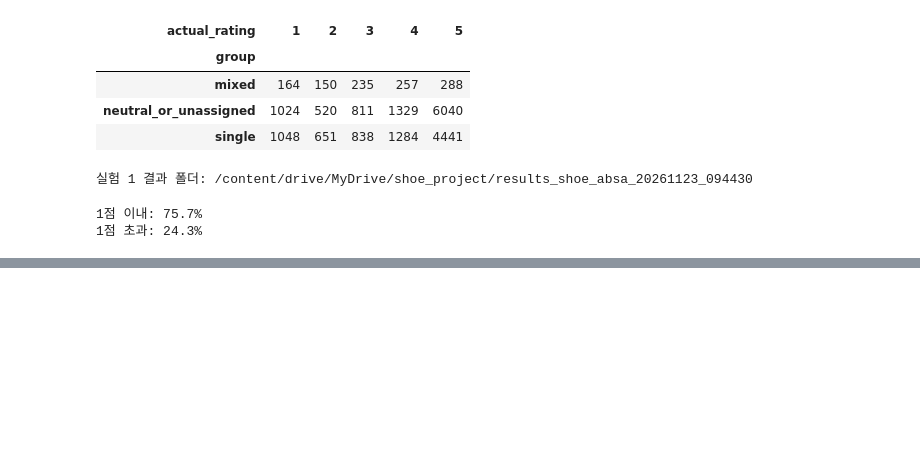
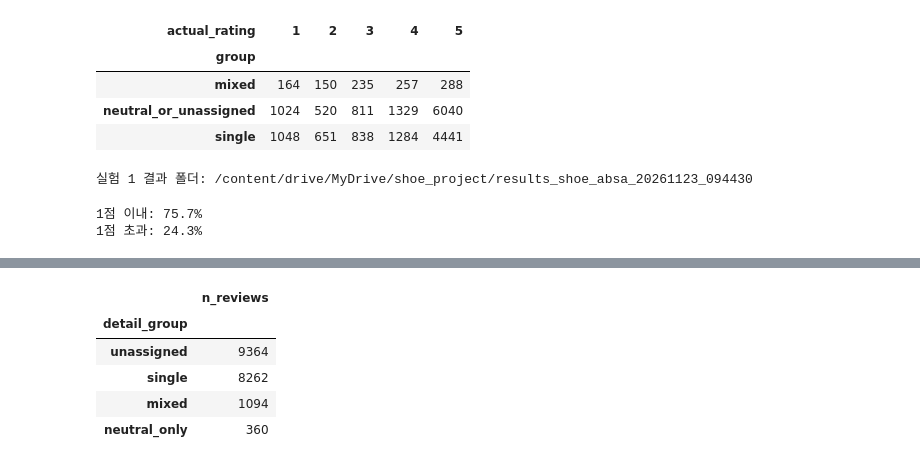
Before and after one commit to yujiniachoi/unstructured-data-analysis-Product-rating-prediction, a Jupyter notebook: experiment1_additional123.ipynb, the cells around one changed output, grey strips where cells are left out. Cells and saved outputs as stored; diff of their text form; code cells hidden in the pictures; blank space fills up the shorter version.

```diff
--- a/자연어.ipynb
+++ b/experiment1_additional123.ipynb
@@ -351,0 +358,84 @@ print(f"1점 초과: {(error > 1).mean():.1%}")
+# %%
+from pathlib import Path
+
+import numpy as np
+import pandas as pd
+from google.colab import drive
+from IPython.display import display
+
+drive.mount("/content/drive")
+
+PROJECT_DIR = Path("/content/drive/MyDrive/shoe_project")
+RUN_ID = "shoe_absa_20261123_094430"
+RESULT_DIR = PROJECT_DIR / f"results_{RUN_ID}"
+ANALYSIS_DIR = RESULT_DIR / "experiment1_followup"
+
+required_files = [
+    "train_review_vectors.parquet",
+    "test_review_vectors.parquet",
+    "test_predictions.parquet",
+]
+for name in required_files:
+    if not (RESULT_DIR / name).is_file():
+        raise FileNotFoundError(RESULT_DIR / name)
+
+ANALYSIS_DIR.mkdir(exist_ok=True)
+
+train_v = pd.read_parquet(RESULT_DIR / "train_review_vectors.parquet")
+test_v = pd.read_parquet(RESULT_DIR / "test_review_vectors.parquet")
+pred = pd.read_parquet(RESULT_DIR / "test_predictions.parquet")
+
+assert train_v.index.is_unique and test_v.index.is_unique and pred.index.is_unique
+assert test_v.index.difference(pred.index).empty
+assert pred.index.difference(test_v.index).empty
+pred = pred.loc[test_v.index].copy()
+
+x27_train = train_v.drop(columns="rating")
+x27_test = test_v.drop(columns="rating").loc[:, x27_train.columns]
+y_train_run = train_v["rating"]
+y_test_run = test_v["rating"]
+
+assert len(train_v) == 76320 and len(test_v) == 19080
+assert x27_train.shape[1] == 27
+assert x27_train.isin([0, 1]).all().all()
+assert x27_test.isin([0, 1]).all().all()
+assert np.array_equal(pred["actual_rating"], y_test_run)
+
+polarities = ["positive", "neutral", "negative"]
+
+def collapse_to_three(features):
+    result = pd.DataFrame(index=features.index)
+    for polarity in polarities:
+        cols = [c for c in features if c.endswith("_" + polarity)]
+        assert len(cols) == 9, (polarity, cols)
+        result[polarity] = features[cols].any(axis=1).astype("uint8")
+    return result
+
+x3_train = collapse_to_three(x27_train)
+x3_test = collapse_to_three(x27_test)
+
+pos = x3_test["positive"].eq(1)
+neg = x3_test["negative"].eq(1)
+neu = x3_test["neutral"].eq(1)
+
+detail_group = pd.Series(
+    np.select(
+        [pos & neg, pos | neg, neu],
+        ["mixed", "single", "neutral_only"],
+        default="unassigned",
+    ),
+    index=x27_test.index,
+    name="detail_group",
+)
+
+# 세분한 그룹을 원래 정의로 되돌렸을 때 기존 저장 결과와 일치해야 한다.
+original_group = detail_group.replace({
+    "neutral_only": "neutral_or_unassigned",
+    "unassigned": "neutral_or_unassigned",
+})
+assert original_group.eq(pred["group"]).all()
+
+print("결과 저장 위치:", ANALYSIS_DIR)
+print("학습 / 테스트 리뷰:", len(train_v), "/", len(test_v))
+display(detail_group.value_counts().rename("n_reviews"))
+# %% [output]
@@ -351,0 +445,6 @@ print(f"1점 초과: {(error > 1).mean():.1%}")
+|  | n_reviews |
+| detail_group |  |
+| unassigned | 9364 |
+| single | 8262 |
+| mixed | 1094 |
+| neutral_only | 360 |
```
Also changed, not shown: parts of 15 cells of this notebook, 12 other files.
